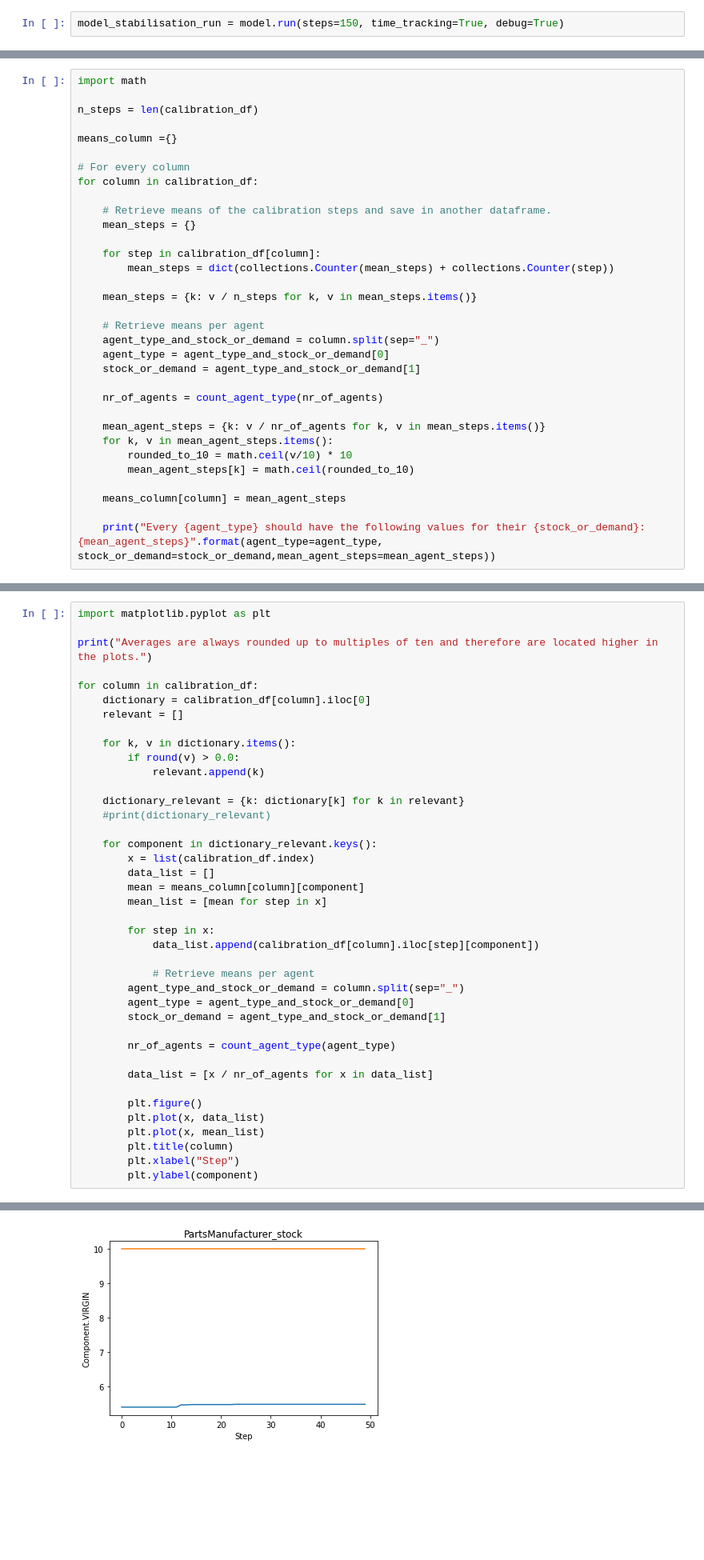
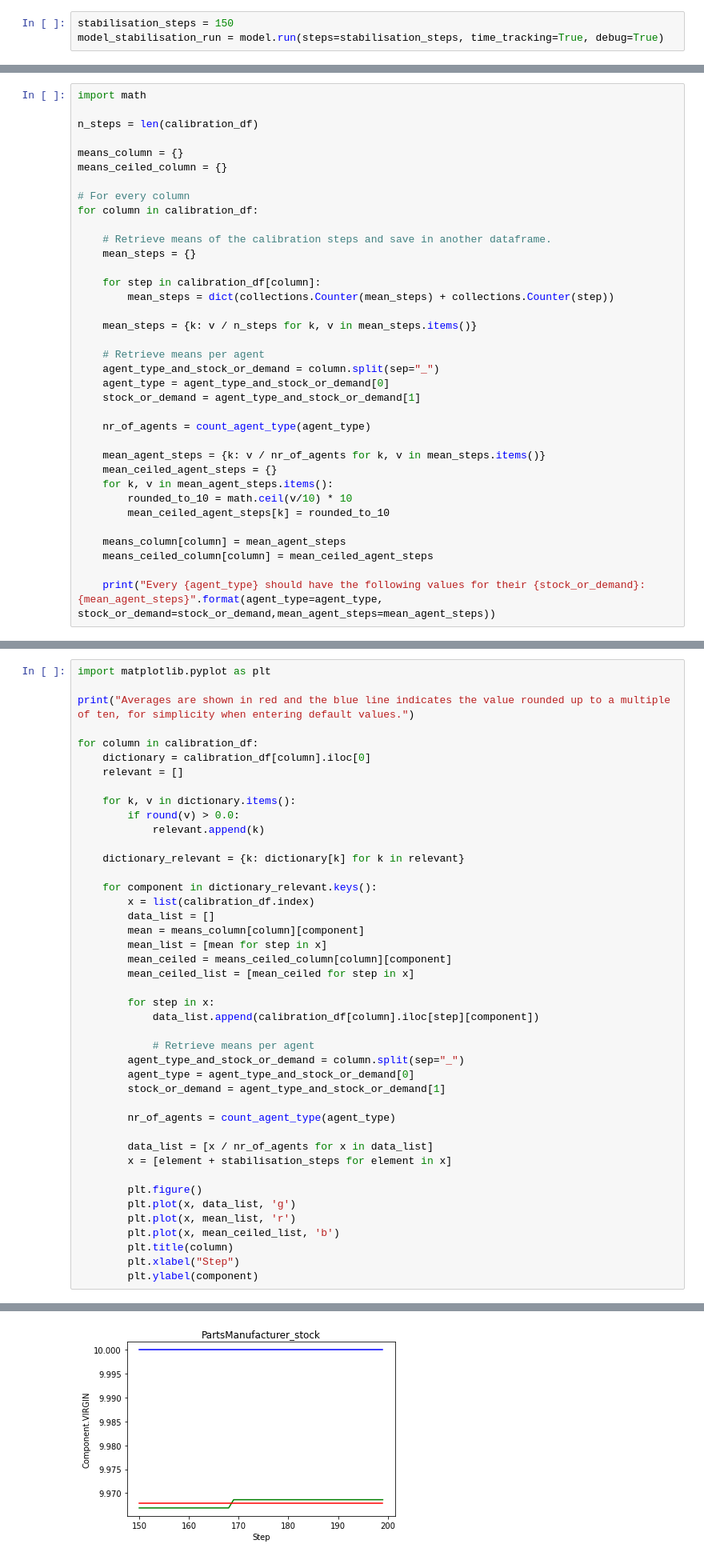
Before and after one commit to max-reddel/QONNECT, a Jupyter notebook: examples/model_calibration.ipynb, the cells around one changed output, grey strips where cells are left out. Shown: that part at 80% size. Cells and saved outputs as stored; diff of their text form; blank space fills up the shorter version.

Commit message:
Final model calibration

```diff
--- a/examples/model_calibration.ipynb
+++ b/examples/model_calibration.ipynb
@@ -24,7 +24,8 @@ model = CEPAIModel(levers=levers, uncertainties=uncertainties)
 # %% [output]
 Simulation starting...
 # %%
-model_stabilisation_run = model.run(steps=150, time_tracking=True, debug=True)
+stabilisation_steps = 150
+model_stabilisation_run = model.run(steps=stabilisation_steps, time_tracking=True, debug=True)
 # %% [output]
 Step: 0
 Step: 1
@@ -235,7 +229,8 @@ import math
 
 n_steps = len(calibration_df)
 
-means_column ={}
+means_column = {}
+means_ceiled_column = {}
 
 # For every column
 for column in calibration_df:
@@ -253,14 +248,16 @@ for column in calibration_df:
     agent_type = agent_type_and_stock_or_demand[0]
     stock_or_demand = agent_type_and_stock_or_demand[1]
 
-    nr_of_agents = count_agent_type(nr_of_agents)
+    nr_of_agents = count_agent_type(agent_type)
 
     mean_agent_steps = {k: v / nr_of_agents for k, v in mean_steps.items()}
+    mean_ceiled_agent_steps = {}
     for k, v in mean_agent_steps.items():
         rounded_to_10 = math.ceil(v/10) * 10
-        mean_agent_steps[k] = math.ceil(rounded_to_10)
+        mean_ceiled_agent_steps[k] = rounded_to_10
 
     means_column[column] = mean_agent_steps
+    means_ceiled_column[column] = mean_ceiled_agent_steps
 
     print("Every {agent_type} should have the following values for their {stock_or_demand}: {mean_agent_steps}".format(agent_type=agent_type, stock_or_demand=stock_or_demand,mean_agent_steps=mean_agent_steps))
 # %% [output]
@@ -279,7 +276,7 @@ print(means_column)
 # %%
 import matplotlib.pyplot as plt
 
-print("Averages are always rounded up to multiples of ten and therefore are located higher in the plots.")
+print("Averages are shown in red and the blue line indicates the value rounded up to a multiple of ten, for simplicity when entering default values.")
 
 for column in calibration_df:
     dictionary = calibration_df[column].iloc[0]
@@ -290,13 +287,14 @@ for column in calibration_df:
             relevant.append(k)
 
     dictionary_relevant = {k: dictionary[k] for k in relevant}
-    #print(dictionary_relevant)
 
     for component in dictionary_relevant.keys():
         x = list(calibration_df.index)
         data_list = []
         mean = means_column[column][component]
         mean_list = [mean for step in x]
+        mean_ceiled = means_ceiled_column[column][component]
+        mean_ceiled_list = [mean_ceiled for step in x]
 
         for step in x:
             data_list.append(calibration_df[column].iloc[step][component])
@@ -309,10 +307,12 @@ for column in calibration_df:
         nr_of_agents = count_agent_type(agent_type)
 
         data_list = [x / nr_of_agents for x in data_list]
+        x = [element + stabilisation_steps for element in x]
 
         plt.figure()
-        plt.plot(x, data_list)
-        plt.plot(x, mean_list)
+        plt.plot(x, data_list, 'g')
+        plt.plot(x, mean_list, 'r')
+        plt.plot(x, mean_ceiled_list, 'b')
         plt.title(column)
         plt.xlabel("Step")
         plt.ylabel(component)
@@ -324 +324 @@ Averages are always rounded up to multiples of ten and therefore are located hig
-[figure, old version]
+[figure, new version]
```
Also changed, not shown: parts of 8 cells of this notebook, 3 other files.
